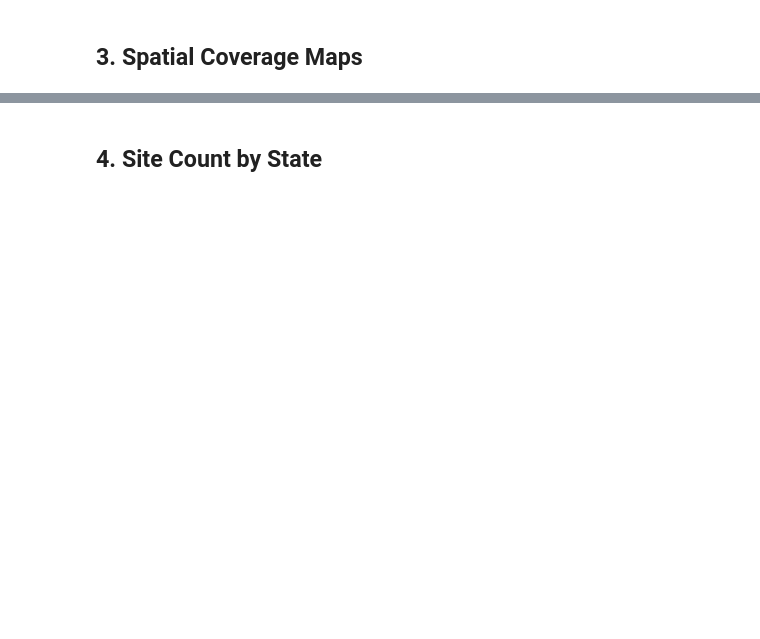
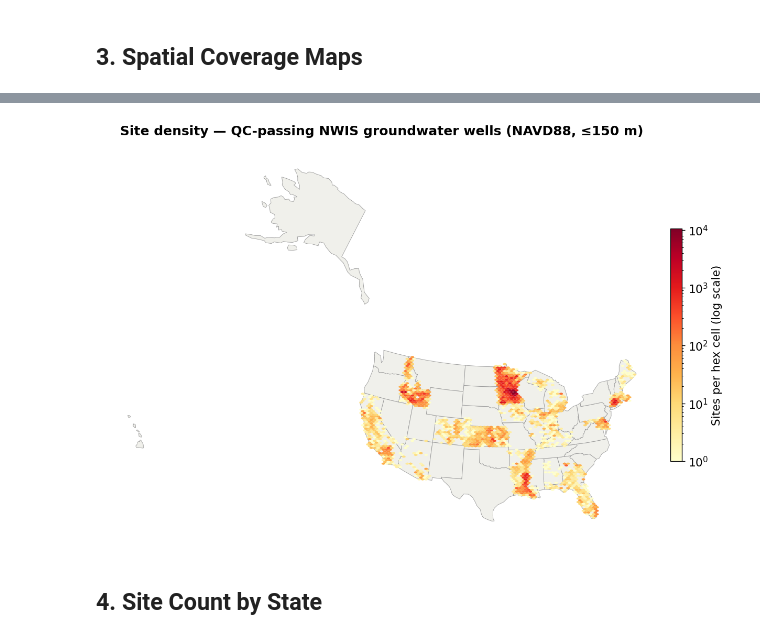
Before and after one commit to Denolle-Lab/gwl-space-time-smooth, a Jupyter notebook: notebooks/01_eda.ipynb, the cells around one changed output, grey strips where cells are left out. Cells and saved outputs as stored; diff of their text form; code cells hidden in the pictures; blank space fills up the shorter version.

```diff
--- a/notebooks/01_eda.ipynb
+++ b/notebooks/01_eda.ipynb
@@ -162,21 +194,24 @@ plt.show()
 # %%
 # ---- Hexbin density map of QC-passing sites ----
 fig, ax = plt.subplots(figsize=(14, 7))
 conus.plot(ax=ax, color='#f0f0eb', edgecolor='#999', linewidth=0.5, zorder=1)
 
 x = gdf_ok.geometry.x.values
 y = gdf_ok.geometry.y.values
 hb = ax.hexbin(x, y, gridsize=80, cmap=CMAP_DENSITY,
                norm=LogNorm(vmin=1, vmax=None),
                mincnt=1, linewidths=0, zorder=2)
 
 cb = fig.colorbar(hb, ax=ax, shrink=0.6, pad=0.01)
-cb.set_label('Sites per hex cell (log scale)', fontsize=10)
+cb.set_label('Sites per hex cell (log scale)', fontsize=13)
 ax.set_title('Site density — QC-passing NWIS groundwater wells (NAVD88, ≤150 m)',
-             fontsize=12, fontweight='bold')
+             fontsize=15, fontweight='bold')
 ax.set_axis_off()
 plt.tight_layout()
+fig.savefig(FIG_DIR / 'fig03_site_density_hexbin.png', dpi=150, bbox_inches='tight')
 plt.show()
+# %% [output]
+[figure, added]
 # %% [markdown]
 ## 4. Site Count by State
 # %%
```
Also changed, not shown: parts of 16 cells of this notebook, 12 other files.
